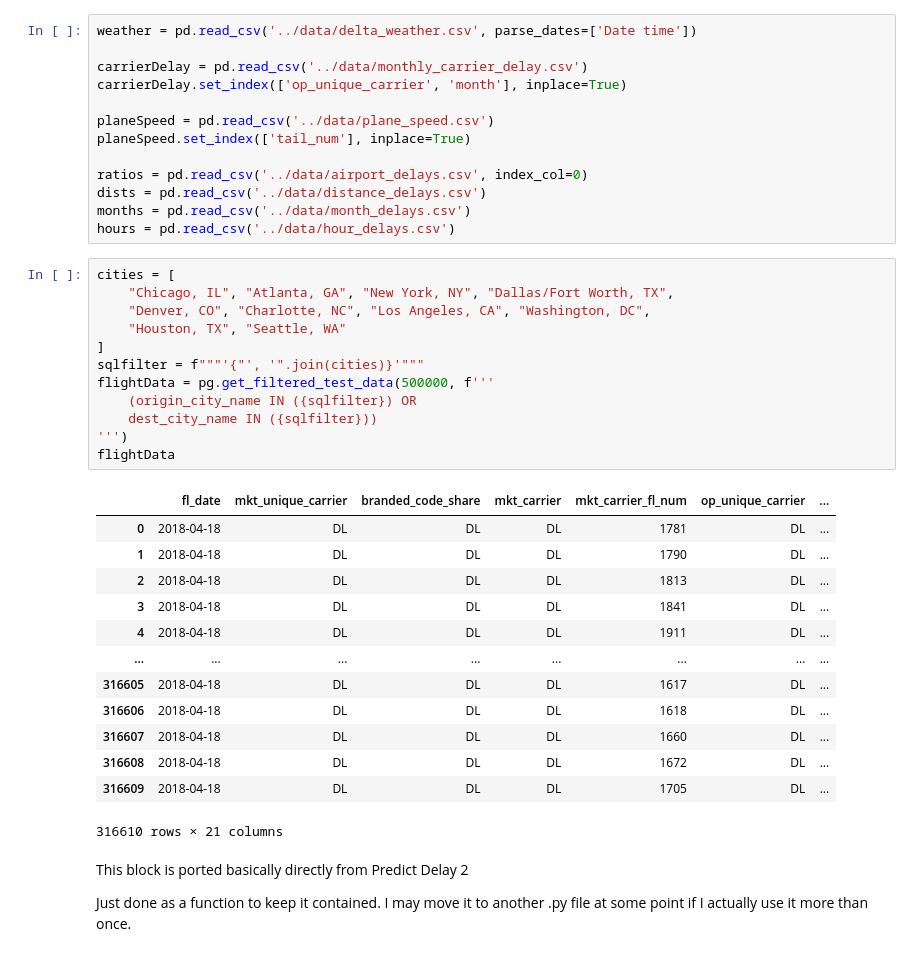
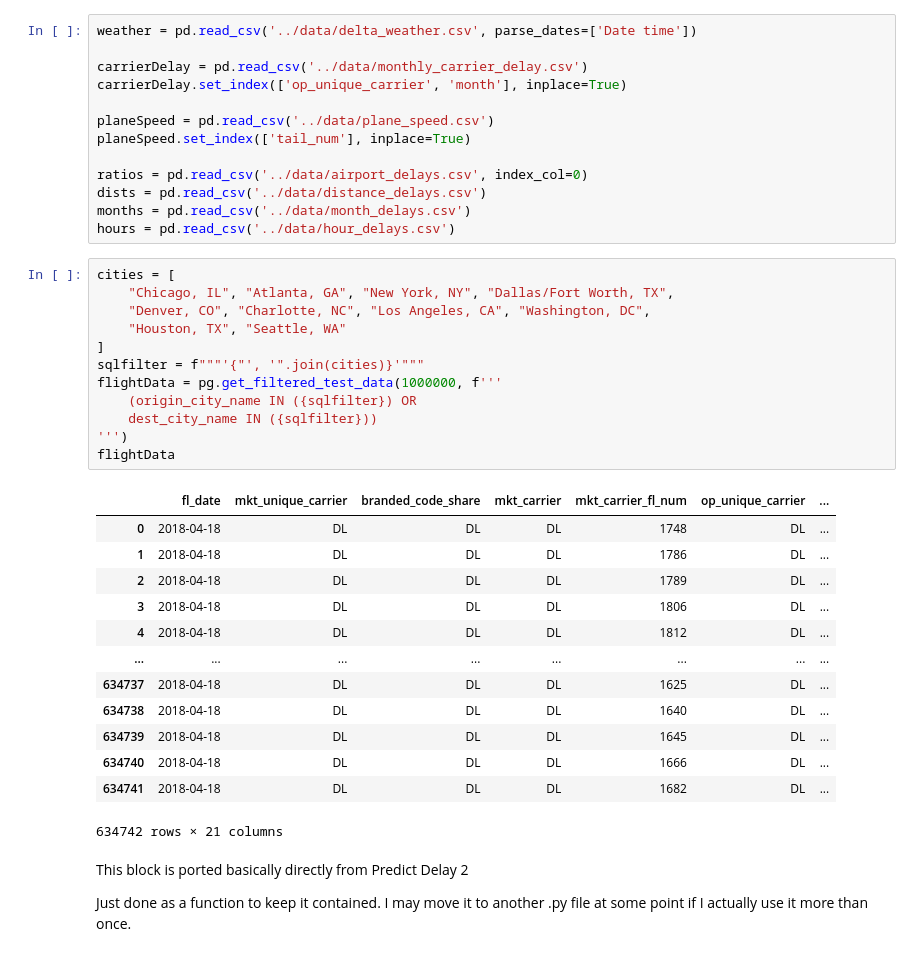
Before and after one commit to mimica123/Midterm_project, a Jupyter notebook: src/Data Exploration (Eric)/Weather Features.ipynb, the cells around one changed output. Drawn from its saved outputs; the diff is of its cells as text.

```diff
--- a/src/Data Exploration (Eric)/Weather Features.ipynb
+++ b/src/Data Exploration (Eric)/Weather Features.ipynb
@@ -19,29 +19,29 @@ hours = pd.read_csv('../data/hour_delays.csv')
 # %%
 cities = [
     "Chicago, IL", "Atlanta, GA", "New York, NY", "Dallas/Fort Worth, TX",
     "Denver, CO", "Charlotte, NC", "Los Angeles, CA", "Washington, DC",
     "Houston, TX", "Seattle, WA"
 ]
 sqlfilter = f"""'{"', '".join(cities)}'"""
-flightData = pg.get_filtered_test_data(500000, f'''
+flightData = pg.get_filtered_test_data(1000000, f'''
     (origin_city_name IN ({sqlfilter}) OR
     dest_city_name IN ({sqlfilter}))
 ''')
 flightData
 # %% [output]
 |  | fl_date | mkt_unique_carrier | branded_code_share | mkt_carrier | mkt_carrier_fl_num | op_unique_carrier | ... |
-| 0 | 2018-04-18 | DL | DL | DL | 1781 | DL | ... |
-| 1 | 2018-04-18 | DL | DL | DL | 1790 | DL | ... |
-| 2 | 2018-04-18 | DL | DL | DL | 1813 | DL | ... |
-| 3 | 2018-04-18 | DL | DL | DL | 1841 | DL | ... |
-| 4 | 2018-04-18 | DL | DL | DL | 1911 | DL | ... |
+| 0 | 2018-04-18 | DL | DL | DL | 1748 | DL | ... |
+| 1 | 2018-04-18 | DL | DL | DL | 1786 | DL | ... |
+| 2 | 2018-04-18 | DL | DL | DL | 1789 | DL | ... |
+| 3 | 2018-04-18 | DL | DL | DL | 1806 | DL | ... |
+| 4 | 2018-04-18 | DL | DL | DL | 1812 | DL | ... |
 | ... | ... | ... | ... | ... | ... | ... | ... |
-| 316605 | 2018-04-18 | DL | DL | DL | 1617 | DL | ... |
-| 316606 | 2018-04-18 | DL | DL | DL | 1618 | DL | ... |
-| 316607 | 2018-04-18 | DL | DL | DL | 1660 | DL | ... |
-| 316608 | 2018-04-18 | DL | DL | DL | 1672 | DL | ... |
-| 316609 | 2018-04-18 | DL | DL | DL | 1705 | DL | ... |
+| 634737 | 2018-04-18 | DL | DL | DL | 1625 | DL | ... |
+| 634738 | 2018-04-18 | DL | DL | DL | 1640 | DL | ... |
+| 634739 | 2018-04-18 | DL | DL | DL | 1645 | DL | ... |
+| 634740 | 2018-04-18 | DL | DL | DL | 1666 | DL | ... |
+| 634741 | 2018-04-18 | DL | DL | DL | 1682 | DL | ... |
-316610 rows × 21 columns
+634742 rows × 21 columns
 # %% [markdown]
 This block is ported basically directly from Predict Delay 2
 
```
Also changed, not shown: parts of 8 cells of this notebook, 5 other files.
